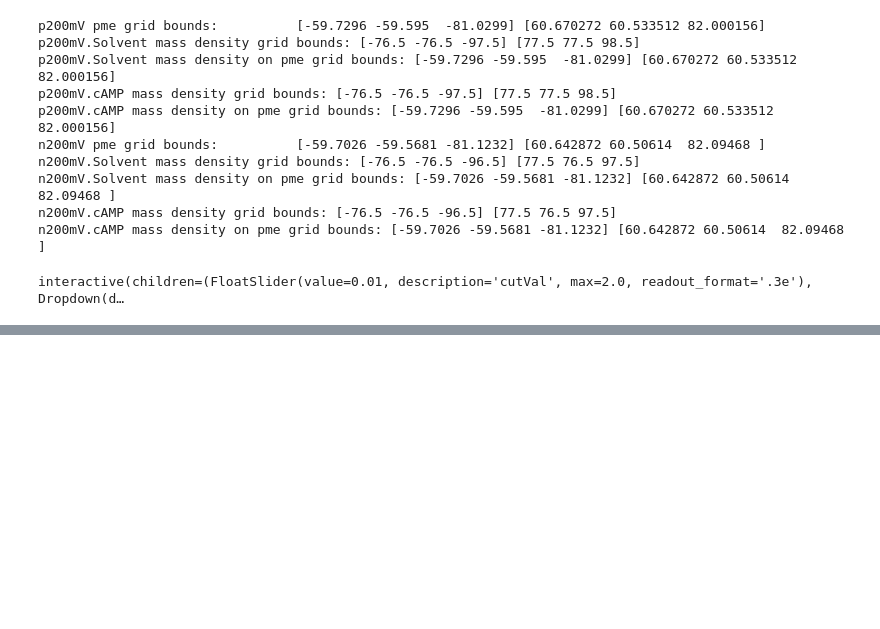
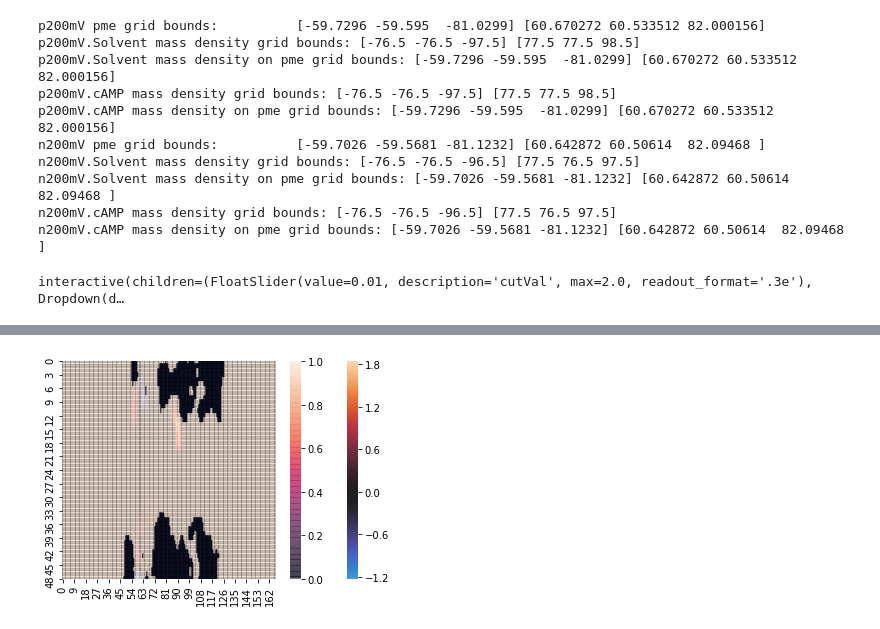
Before and after one commit to wesleymsmith/CX26_PME_Analysis, a Jupyter notebook: PME_Analysis_Notebook.ipynb, the cells around one changed output, grey strips where cells are left out. Cells and saved outputs as stored; diff of their text form; code cells hidden in the pictures; blank space fills up the shorter version.

```diff
--- a/PME_Analysis_Notebook.ipynb
+++ b/PME_Analysis_Notebook.ipynb
@@ -628,0 +749,14 @@ interactive(children=(FloatSlider(value=0.01, description='cutVal', max=2.0, rea
+# %%
+kT=0.0019872041*310.15
+xmid=int(np.round(resampledDensityDict['n200mV.cAMP'].grid.shape[0]/2))
+ymid=int(np.round(resampledDensityDict['n200mV.cAMP'].grid.shape[1]/2))
+sns.heatmap(
+    (
+        resampledDensityDict['n200mV.cAMP']-resampledDensityDict['p200mV.cAMP']
+    ).grid[(xmid-25):(xmid+25),ymid,:],
+    center=0
+)
+sns.heatmap(resampledDensityDict['n200mV.Solvent'].grid[(xmid-25):(xmid+25),ymid,:]>.1,alpha=.5)
+plt.show()
+# %% [output]
+[figure, added]
```
Also changed, not shown: parts of 7 cells of this notebook, 10 other files.
